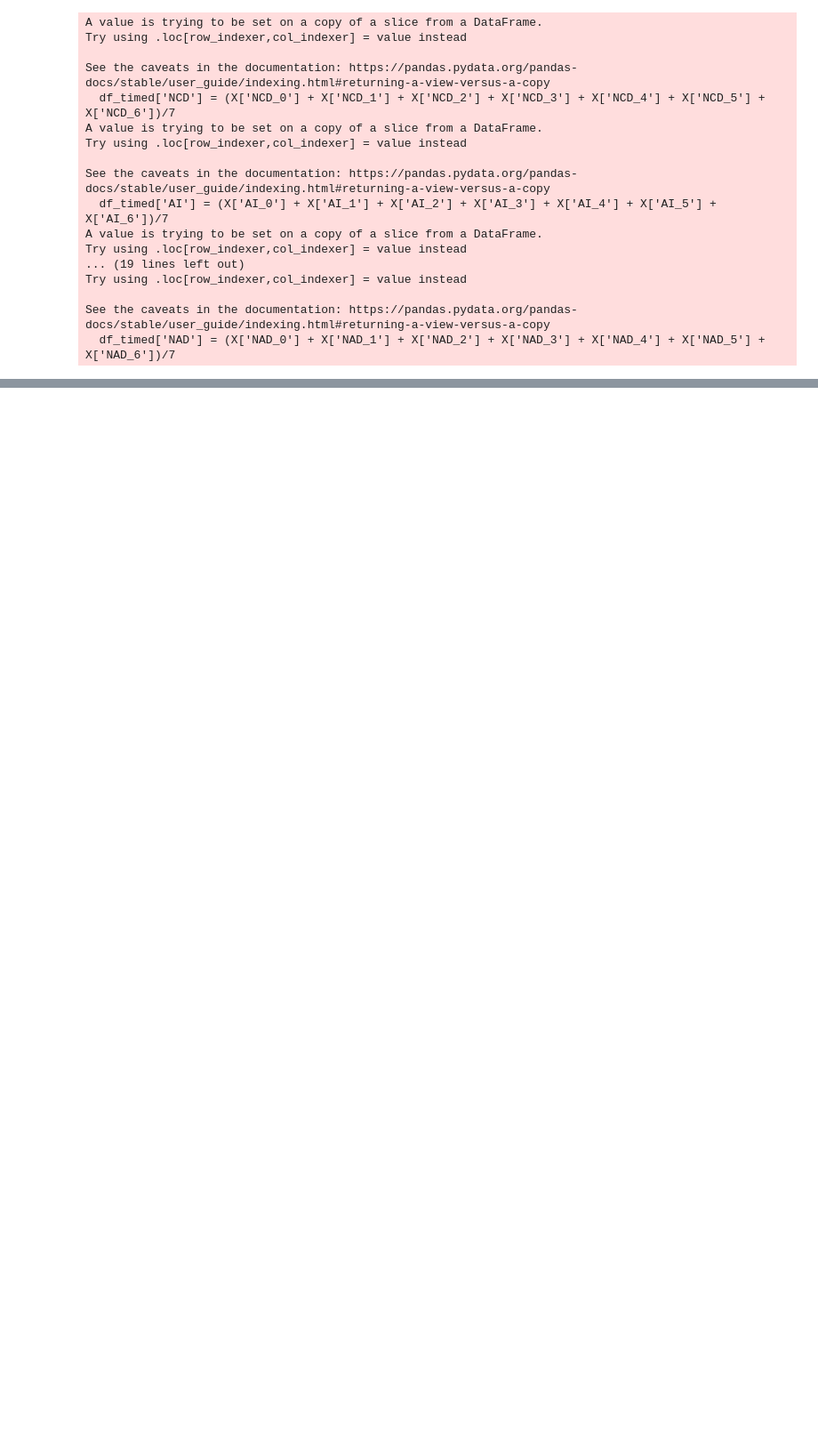
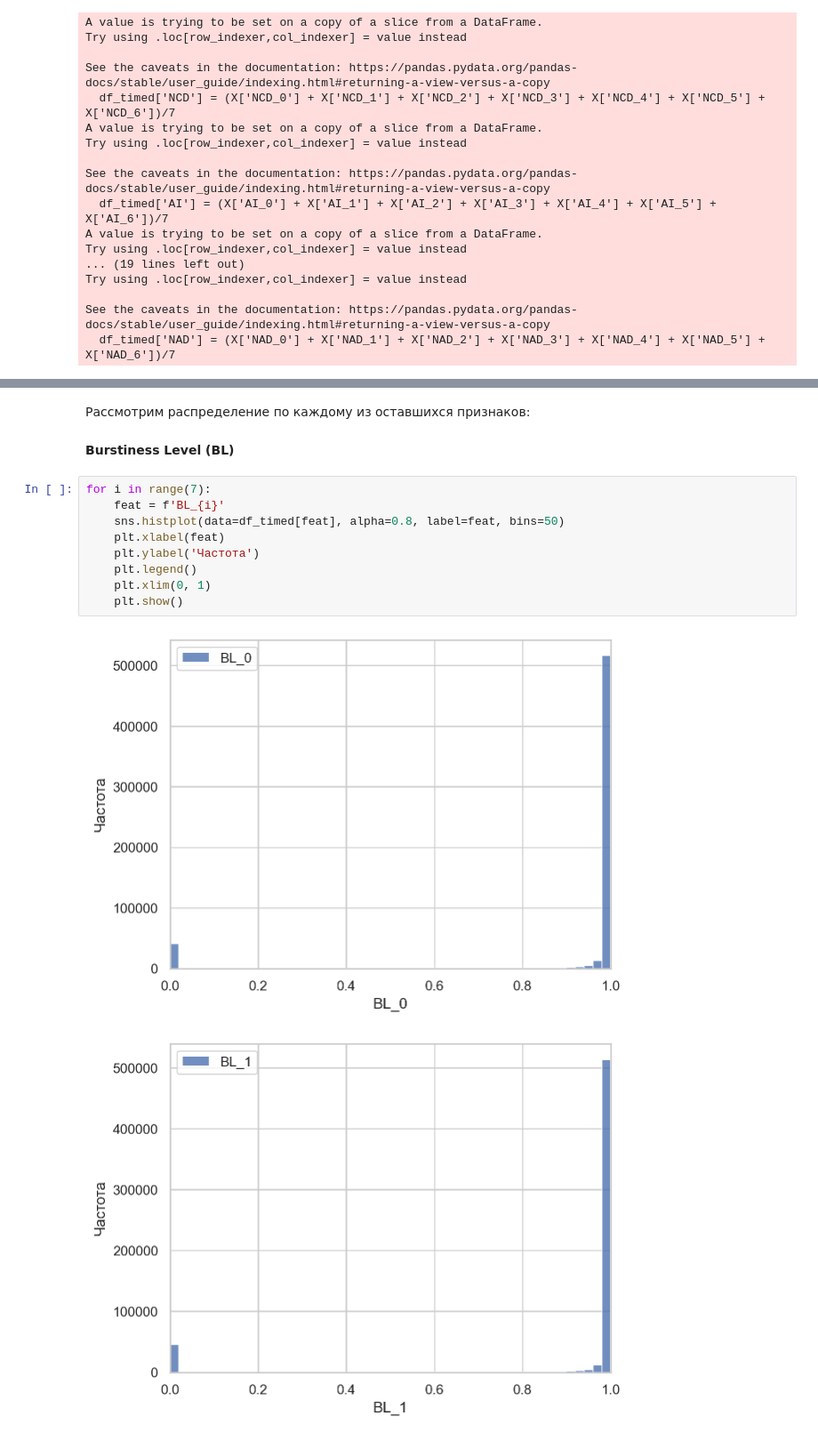
Before and after one commit to avo-milas/buzz_in_social_media, a Jupyter notebook: buzz_in_social_media.ipynb, the cells around one changed output, grey strips where cells are left out. Shown at 89% size. Cells and saved outputs as stored; diff of their text form; blank space fills up the shorter version.

```diff
--- a/buzz_in_social_media.ipynb
+++ b/buzz_in_social_media.ipynb
@@ -183,0 +208,16 @@ corr_matrix.style.background_gradient(cmap='coolwarm').format(precision=2)
+# %% [markdown]
+Рассмотрим распределение по каждому из оставшихся признаков:
+# %% [markdown]
+**Burstiness Level (BL)**
+# %%
+for i in range(7):
+    feat = f'BL_{i}'
+    sns.histplot(data=df_timed[feat], alpha=0.8, label=feat, bins=50)
+    plt.xlabel(feat)
+    plt.ylabel('Частота')
+    plt.legend()
+    plt.xlim(0, 1)
+    plt.show()
+# %% [output]
+[figure, added]
+[figure, added]
```
Also changed, not shown: parts of 24 cells of this notebook.
